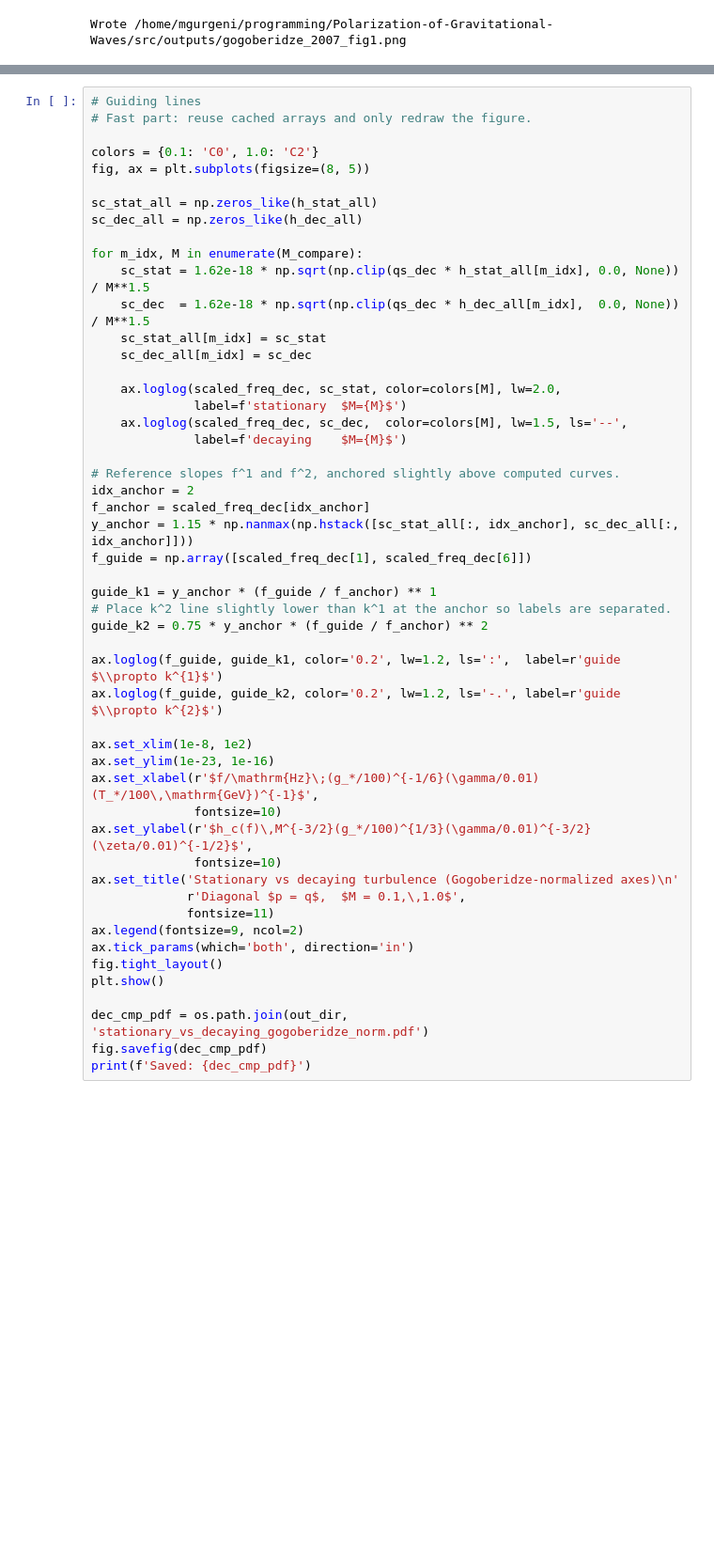
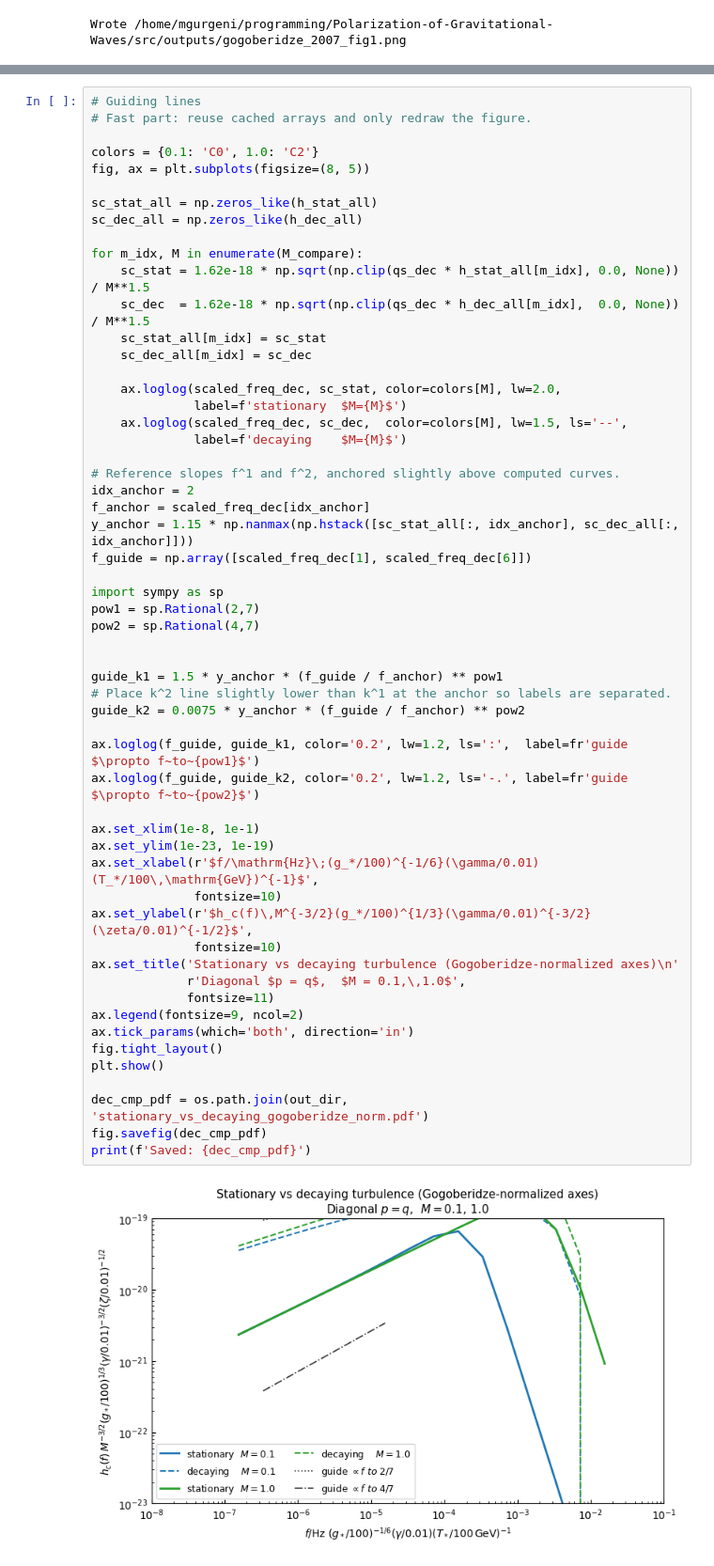
Before and after one commit to shturman99/Polarization-of-Gravitational-Waves, a Jupyter notebook: src/workflow_demo.ipynb, the cells around one changed output, grey strips where cells are left out. Shown at 94% size. Cells and saved outputs as stored; diff of their text form; blank space fills up the shorter version.

Commit message:
edit guide lines

```diff
--- a/src/workflow_demo.ipynb
+++ b/src/workflow_demo.ipynb
@@ -393,36 +395,43 @@ for m_idx, M in enumerate(M_compare):
 
     ax.loglog(scaled_freq_dec, sc_stat, color=colors[M], lw=2.0,
               label=f'stationary  $M={M}$')
     ax.loglog(scaled_freq_dec, sc_dec,  color=colors[M], lw=1.5, ls='--',
               label=f'decaying    $M={M}$')
 
 # Reference slopes f^1 and f^2, anchored slightly above computed curves.
 idx_anchor = 2
 f_anchor = scaled_freq_dec[idx_anchor]
 y_anchor = 1.15 * np.nanmax(np.hstack([sc_stat_all[:, idx_anchor], sc_dec_all[:, idx_anchor]]))
 f_guide = np.array([scaled_freq_dec[1], scaled_freq_dec[6]])
 
-guide_k1 = y_anchor * (f_guide / f_anchor) ** 1
+import sympy as sp
+pow1 = sp.Rational(2,7)
+pow2 = sp.Rational(4,7)
+
+
+guide_k1 = 1.5 * y_anchor * (f_guide / f_anchor) ** pow1
 # Place k^2 line slightly lower than k^1 at the anchor so labels are separated.
-guide_k2 = 0.75 * y_anchor * (f_guide / f_anchor) ** 2
+guide_k2 = 0.0075 * y_anchor * (f_guide / f_anchor) ** pow2
 
-ax.loglog(f_guide, guide_k1, color='0.2', lw=1.2, ls=':',  label=r'guide $\\propto k^{1}$')
-ax.loglog(f_guide, guide_k2, color='0.2', lw=1.2, ls='-.', label=r'guide $\\propto k^{2}$')
+ax.loglog(f_guide, guide_k1, color='0.2', lw=1.2, ls=':',  label=fr'guide $\propto f~to~{pow1}$')
+ax.loglog(f_guide, guide_k2, color='0.2', lw=1.2, ls='-.', label=fr'guide $\propto f~to~{pow2}$')
 
-ax.set_xlim(1e-8, 1e2)
-ax.set_ylim(1e-23, 1e-16)
+ax.set_xlim(1e-8, 1e-1)
+ax.set_ylim(1e-23, 1e-19)
 ax.set_xlabel(r'$f/\mathrm{Hz}\;(g_*/100)^{-1/6}(\gamma/0.01)(T_*/100\,\mathrm{GeV})^{-1}$',
               fontsize=10)
 ax.set_ylabel(r'$h_c(f)\,M^{-3/2}(g_*/100)^{1/3}(\gamma/0.01)^{-3/2}(\zeta/0.01)^{-1/2}$',
               fontsize=10)
 ax.set_title('Stationary vs decaying turbulence (Gogoberidze-normalized axes)\n'
              r'Diagonal $p = q$,  $M = 0.1,\,1.0$',
              fontsize=11)
 ax.legend(fontsize=9, ncol=2)
 ax.tick_params(which='both', direction='in')
 fig.tight_layout()
 plt.show()
 
 dec_cmp_pdf = os.path.join(out_dir, 'stationary_vs_decaying_gogoberidze_norm.pdf')
 fig.savefig(dec_cmp_pdf)
 print(f'Saved: {dec_cmp_pdf}')
+# %% [output]
+[figure, added]
```
Also changed, not shown: parts of 4 cells of this notebook, 2 other files.
